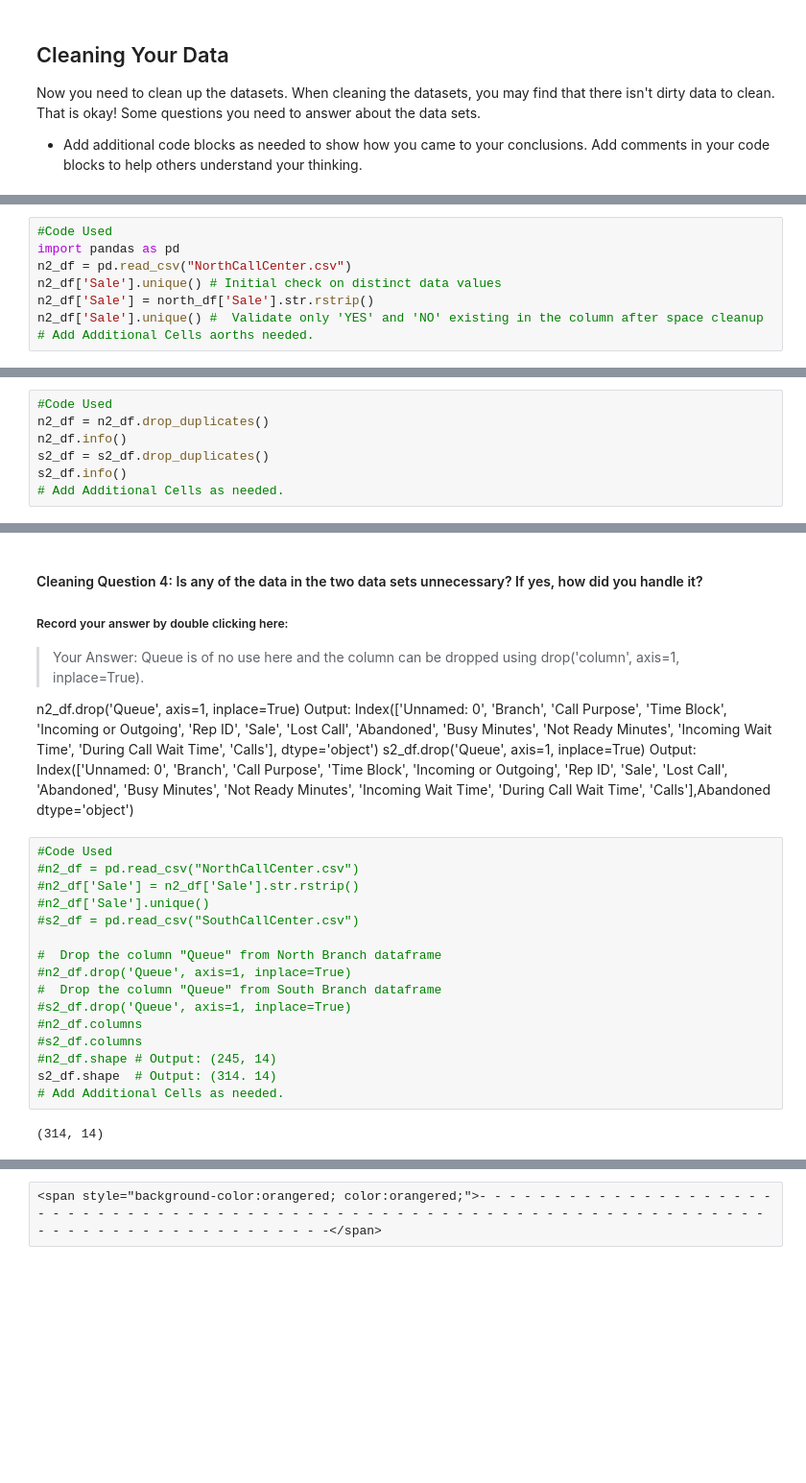
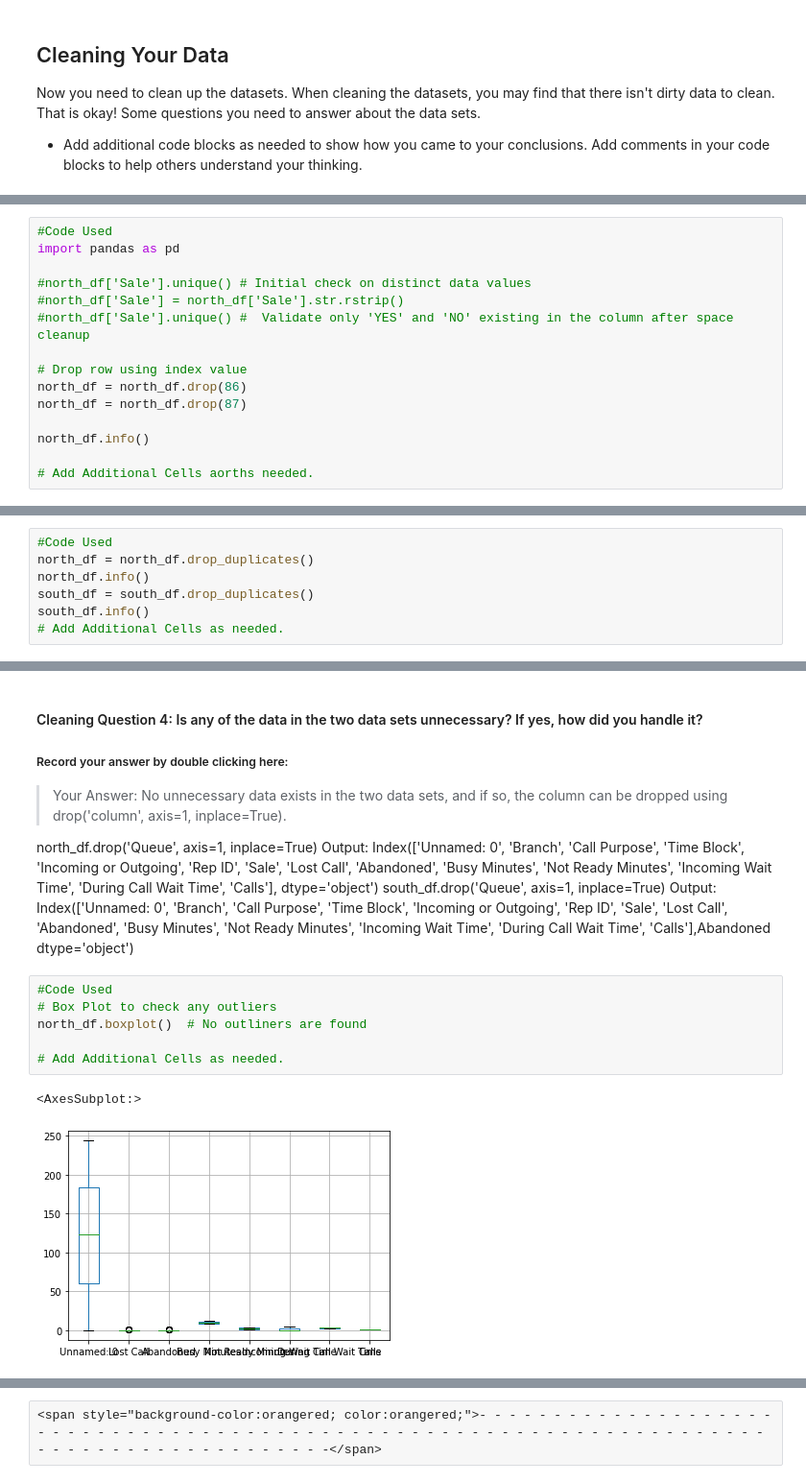
Before and after one commit to Flora-Cheung/call-center-cleanup-assignment, a Jupyter notebook: Call_Center_Cleanup.ipynb, the cells around one changed output, grey strips where cells are left out. Shown: that part at 96% size. Cells and saved outputs as stored; diff of their text form; blank space fills up the shorter version.

```diff
--- a/Call_Center_Cleanup.ipynb
+++ b/Call_Center_Cleanup.ipynb
@@ -187,9 +191,16 @@ array(['NO', 'YES'], dtype=object)
 # %%
 #Code Used
 import pandas as pd
-n2_df = pd.read_csv("NorthCallCenter.csv")
-n2_df['Sale'].unique() # Initial check on distinct data values
-n2_df['Sale'] = north_df['Sale'].str.rstrip()
-n2_df['Sale'].unique() #  Validate only 'YES' and 'NO' existing in the column after space cleanup
+
+#north_df['Sale'].unique() # Initial check on distinct data values
+#north_df['Sale'] = north_df['Sale'].str.rstrip()
+#north_df['Sale'].unique() #  Validate only 'YES' and 'NO' existing in the column after space cleanup
+
+# Drop row using index value
+north_df = north_df.drop(86)
+north_df = north_df.drop(87)
+
+north_df.info()
+
 # Add Additional Cells aorths needed.
 # %% [output]
@@ -202,10 +229,10 @@ array(['NO', 'YES'], dtype=object)
 SyntaxError: invalid syntax (<ipython-input-7-ae450db51b17>, line 3)
 # %%
 #Code Used
-n2_df = n2_df.drop_duplicates()
-n2_df.info()
-s2_df = s2_df.drop_duplicates()
-s2_df.info()
+north_df = north_df.drop_duplicates()
+north_df.info()
+south_df = south_df.drop_duplicates()
+south_df.info()
 # Add Additional Cells as needed.
 # %% [output]
 <class 'pandas.core.frame.DataFrame'>
@@ -228,16 +255,16 @@ memory usage: 15.8+ KB
 # %% [markdown]
 #### Cleaning Question 4:  Is any of the data in the two data sets unnecessary? If yes, how did you handle it?
 ##### Record your answer by double clicking here:
-> Your Answer: Queue is of no use here and the column can be dropped using drop('column', axis=1, inplace=True).
+> Your Answer: No unnecessary data exists in the two data sets, and if so, the column can be dropped using drop('column', axis=1, inplace=True).
 
-n2_df.drop('Queue', axis=1, inplace=True)
+north_df.drop('Queue', axis=1, inplace=True)
 Output:
 Index(['Unnamed: 0', 'Branch', 'Call Purpose', 'Time Block',
        'Incoming or Outgoing', 'Rep ID', 'Sale', 'Lost Call', 'Abandoned',
        'Busy Minutes', 'Not Ready Minutes', 'Incoming Wait Time',
        'During Call Wait Time', 'Calls'],
       dtype='object')
-s2_df.drop('Queue', axis=1, inplace=True)
+south_df.drop('Queue', axis=1, inplace=True)
 Output:
 Index(['Unnamed: 0', 'Branch', 'Call Purpose', 'Time Block',
        'Incoming or Outgoing', 'Rep ID', 'Sale', 'Lost Call', 'Abandoned',
@@ -246,19 +273,10 @@ Index(['Unnamed: 0', 'Branch', 'Call Purpose', 'Time Block',
       dtype='object')
 # %%
 #Code Used
-#n2_df = pd.read_csv("NorthCallCenter.csv")
-#n2_df['Sale'] = n2_df['Sale'].str.rstrip()
-#n2_df['Sale'].unique()
-#s2_df = pd.read_csv("SouthCallCenter.csv")
+# Box Plot to check any outliers
+north_df.boxplot()  # No outliners are found
 
-#  Drop the column "Queue" from North Branch dataframe
-#n2_df.drop('Queue', axis=1, inplace=True)
-#  Drop the column "Queue" from South Branch dataframe
-#s2_df.drop('Queue', axis=1, inplace=True)
-#n2_df.columns
-#s2_df.columns
-#n2_df.shape # Output: (245, 14)
-s2_df.shape  # Output: (314. 14)
 # Add Additional Cells as needed.
 # %% [output]
-(314, 14)
+<AxesSubplot:>
+[figure, added]
```
Also changed, not shown: parts of 19 cells of this notebook.
